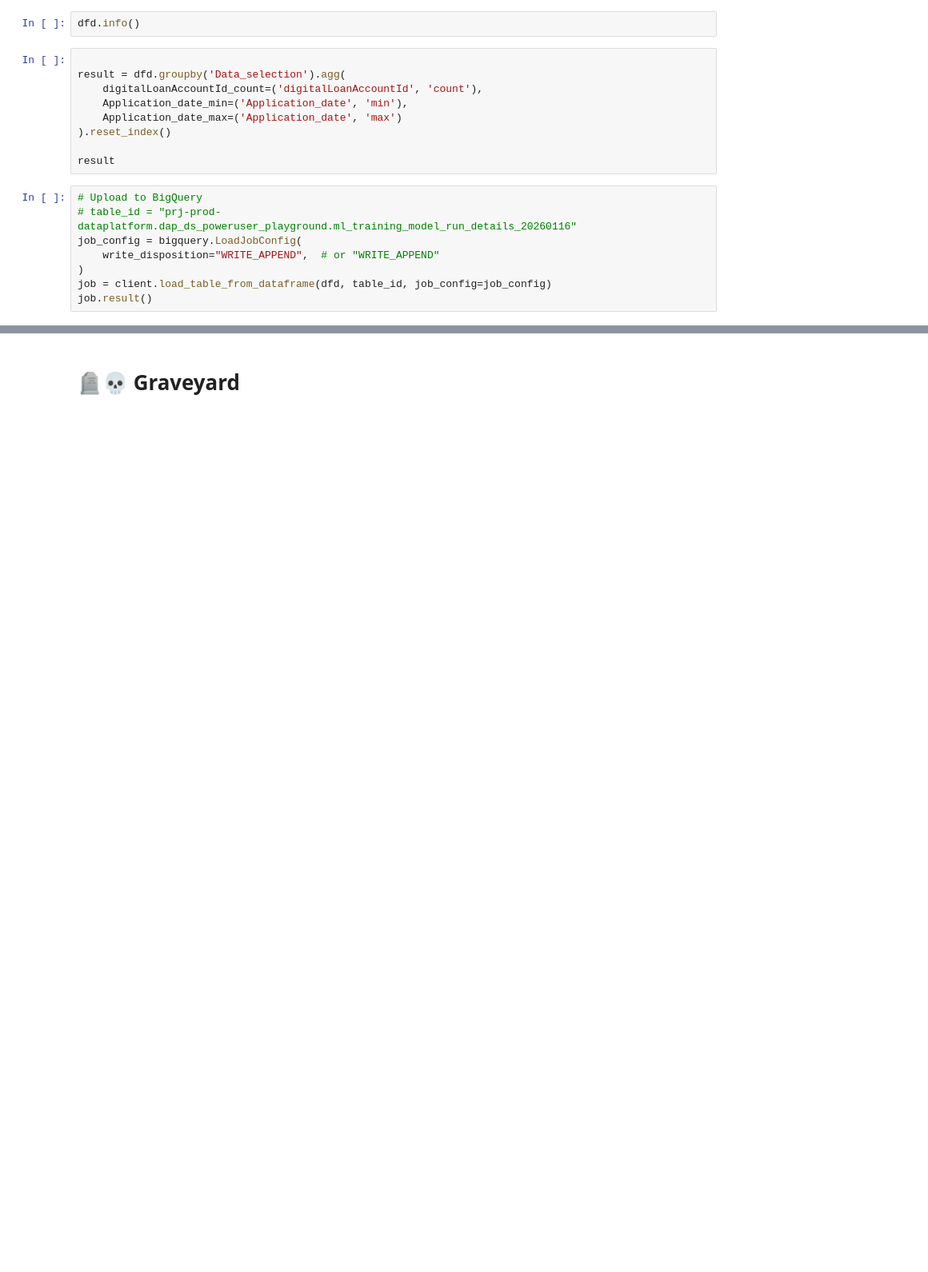
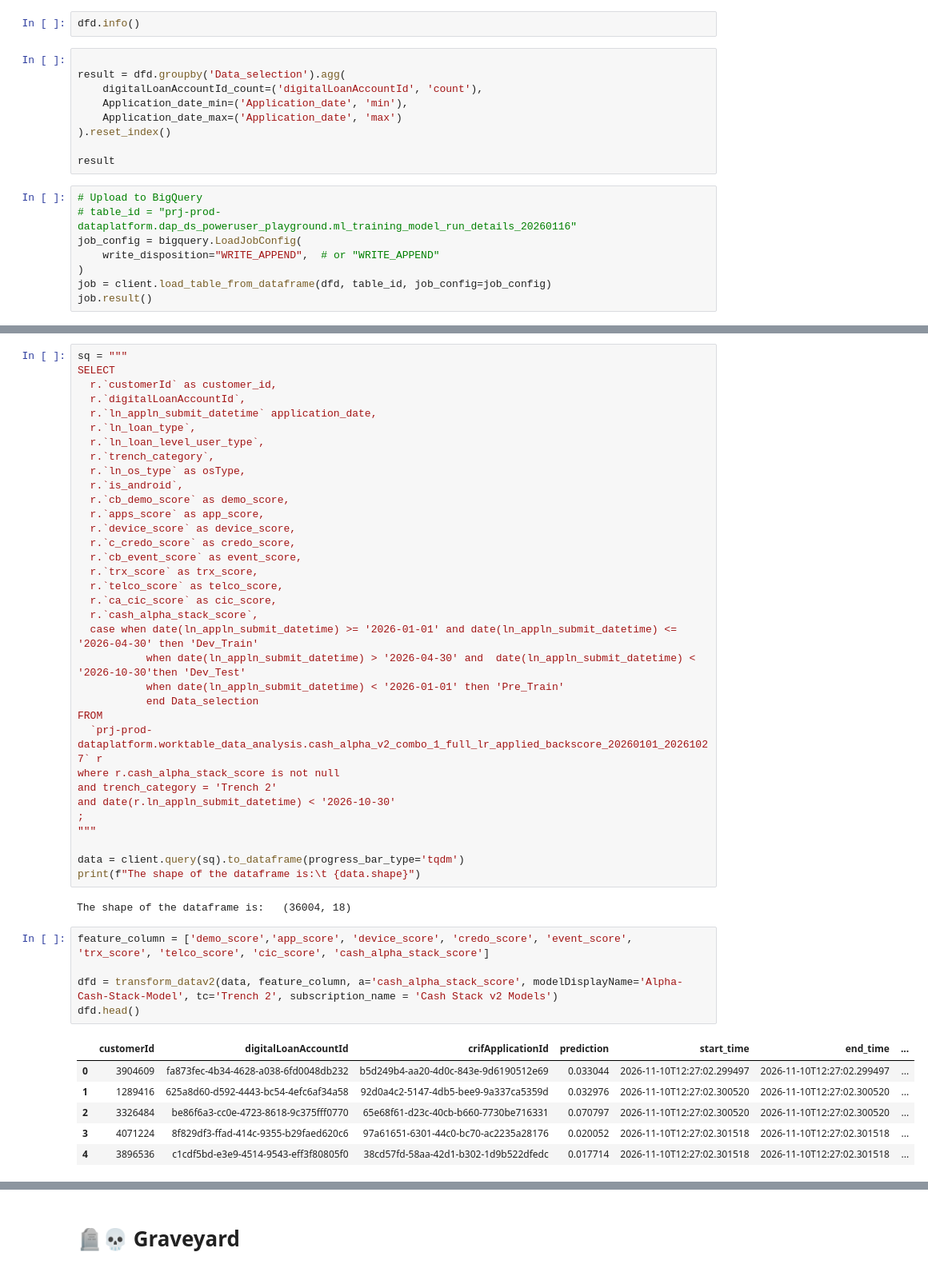
Before and after one commit to dchakroborti-tonik/Gini_Monitoring, a Jupyter notebook: Gini_Training_Data_Preparation/psi_training_20260915_v2.ipynb, the cells around one changed output, grey strips where cells are left out. Shown at 80% size. Drawn from its saved outputs; the diff is of its cells as text; blank space fills up the shorter version.

```diff
--- a/Gini_Training_Data_Preparation/psi_training_20260915_v2.ipynb
+++ b/Gini_Training_Data_Preparation/psi_training_20260915_v2.ipynb
@@ -1368,0 +1480,48 @@ job.result()
+# %%
+sq = """
+SELECT
+  r.`customerId` as customer_id,
+  r.`digitalLoanAccountId`,
+  r.`ln_appln_submit_datetime` application_date,
+  r.`ln_loan_type`,
+  r.`ln_loan_level_user_type`,
+  r.`trench_category`,
+  r.`ln_os_type` as osType,
+  r.`is_android`,
+  r.`cb_demo_score` as demo_score,
+  r.`apps_score` as app_score,
+  r.`device_score` as device_score,
+  r.`c_credo_score` as credo_score,
+  r.`cb_event_score` as event_score,
+  r.`trx_score` as trx_score,
+  r.`telco_score` as telco_score,
+  r.`ca_cic_score` as cic_score,
+  r.`cash_alpha_stack_score`,
+  case when date(ln_appln_submit_datetime) >= '2026-01-01' and date(ln_appln_submit_datetime) <= '2026-04-30' then 'Dev_Train'
+           when date(ln_appln_submit_datetime) > '2026-04-30' and  date(ln_appln_submit_datetime) < '2026-10-30'then 'Dev_Test'
+           when date(ln_appln_submit_datetime) < '2026-01-01' then 'Pre_Train'
+           end Data_selection
+FROM
+  `prj-prod-dataplatform.worktable_data_analysis.cash_alpha_v2_combo_1_full_lr_applied_backscore_20260101_20261027` r
+where r.cash_alpha_stack_score is not null
+and trench_category = 'Trench 2'
+and date(r.ln_appln_submit_datetime) < '2026-10-30'
+;
+"""
+
+data = client.query(sq).to_dataframe(progress_bar_type='tqdm')
+print(f"The shape of the dataframe is:\t {data.shape}")
+# %% [output]
+The shape of the dataframe is:   (36004, 18)
+# %%
+feature_column = ['demo_score','app_score', 'device_score', 'credo_score', 'event_score', 'trx_score', 'telco_score', 'cic_score', 'cash_alpha_stack_score']
+
+dfd = transform_datav2(data, feature_column, a='cash_alpha_stack_score', modelDisplayName='Alpha-Cash-Stack-Model', tc='Trench 2', subscription_name = 'Cash Stack v2 Models')
+dfd.head()
+# %% [output]
+|  | customerId | digitalLoanAccountId | crifApplicationId | prediction | start_time | end_time | ... |
+| 0 | 3904609 | fa873fec-4b34-4628-a038-6fd0048db232 | b5d249b4-aa20-4d0c-843e-9d6190512e69 | 0.033044 | 2026-11-10T12:27:02.299497 | 2026-11-10T12:27:02.299497 | ... |
+| 1 | 1289416 | 625a8d60-d592-4443-bc54-4efc6af34a58 | 92d0a4c2-5147-4db5-bee9-9a337ca5359d | 0.032976 | 2026-11-10T12:27:02.300520 | 2026-11-10T12:27:02.300520 | ... |
+| 2 | 3326484 | be86f6a3-cc0e-4723-8618-9c375fff0770 | 65e68f61-d23c-40cb-b660-7730be716331 | 0.070797 | 2026-11-10T12:27:02.300520 | 2026-11-10T12:27:02.300520 | ... |
+| 3 | 4071224 | 8f829df3-ffad-414c-9355-b29faed620c6 | 97a61651-6301-44c0-bc70-ac2235a28176 | 0.020052 | 2026-11-10T12:27:02.301518 | 2026-11-10T12:27:02.301518 | ... |
+| 4 | 3896536 | c1cdf5bd-e3e9-4514-9543-eff3f80805f0 | 38cd57fd-58aa-42d1-b302-1d9b522dfedc | 0.017714 | 2026-11-10T12:27:02.301518 | 2026-11-10T12:27:02.301518 | ... |
```
Also changed, not shown: parts of 43 cells of this notebook, 5 other files.
